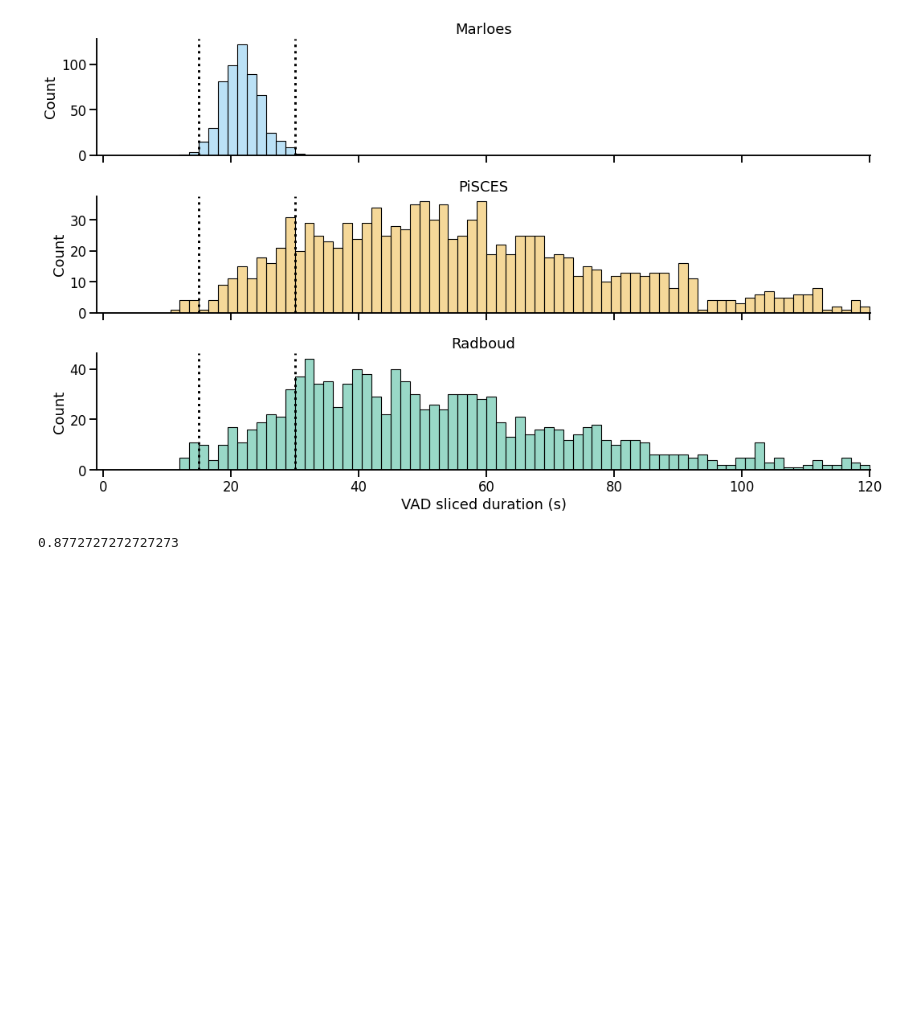
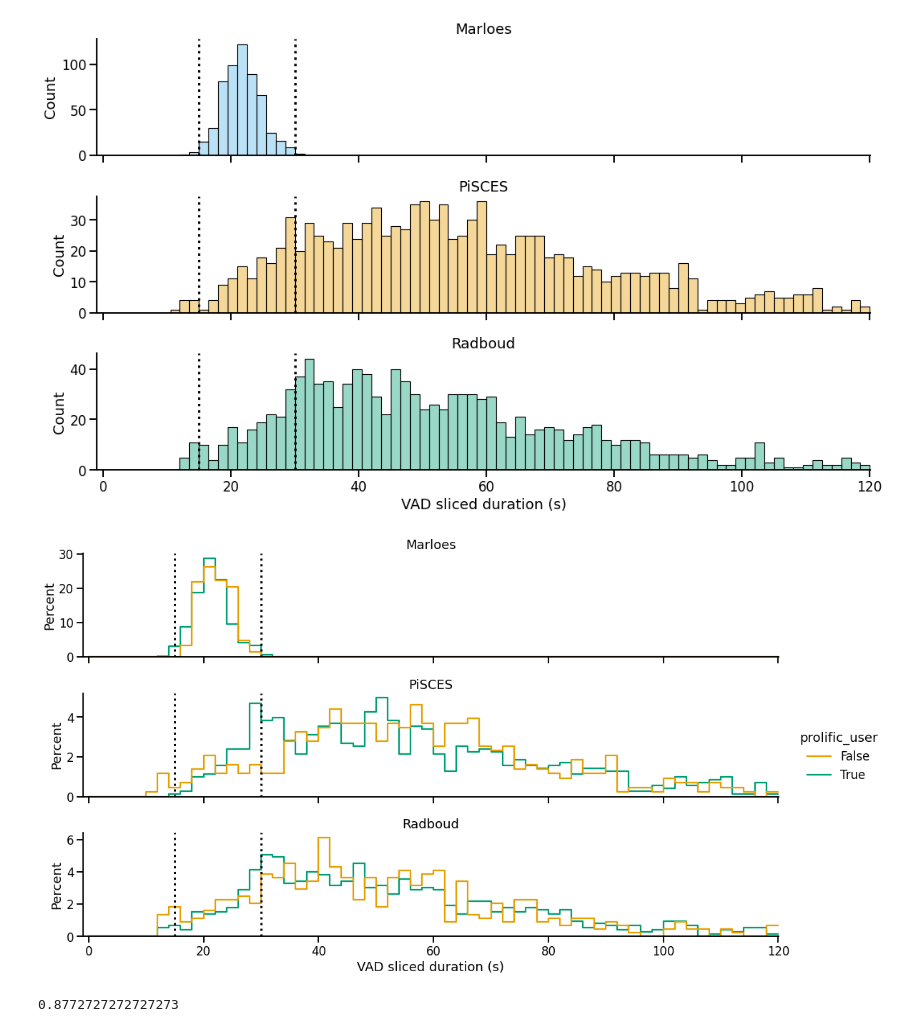
Before and after one commit to predict-idlab/gssp_analysis, a Jupyter notebook: notebooks/0.4_Process_audio_Parse_VAD_slice.ipynb, the cells around one changed output. Cells and saved outputs as stored; diff of their text form; code cells hidden in the pictures; blank space fills up the shorter version.

Commit message:
:dash: prolic duration analysis

```diff
--- a/notebooks/0.4_Process_audio_Parse_VAD_slice.ipynb
+++ b/notebooks/0.4_Process_audio_Parse_VAD_slice.ipynb
@@ -273,3 +273,38 @@ plt.show()
+# %%
+df_session['prolific_user'] = df_session['timestamp'] > pd.Timestamp(prolific_date, tz='Europe/Brussels')
+# %%
+# fig, ax = plt.subplots(figsize=(20, 8))
+sns.set_context("talk")
+g = sns.displot(
+    kind='hist',
+    data=df_session,
+    row='DB',
+    hue='prolific_user',
+    common_norm=False,
+    x="VAD_sliced_duration_s",
+    palette=(color_palette[1:2] + color_palette[:1] + color_palette[2:3])[1:],
+    stat='percent',
+    fill=False,
+    element='step',
+    height=3,
+    aspect=5,
+    bins=60,
+    binrange=[0, 120],
+    facet_kws=dict(sharex=True, sharey=False),
+)
+
+g.set_titles("{row_name}")
+# hide the legend
+# g._legend.set_visible(False)
+
+for ax in g.axes.flat:
+    ax.axvline(x=15, ls=":", c="black", lw=3)
+    ax.axvline(x=30, ls=":", c="black", lw=3)
+    ax.set_xlabel("VAD sliced duration (s)")
+    ax.set_xlim(-1, 120.1)
+plt.show()
+# %% [output]
+[figure, added]
 # %%
 1 - sum((df_session.DB != 'Marloes') &(df_session.VAD_sliced_duration_s < 30)) / sum(df_session.DB != 'Marloes')
 # %% [output]
```
Also changed, not shown: parts of 2 cells of this notebook.
